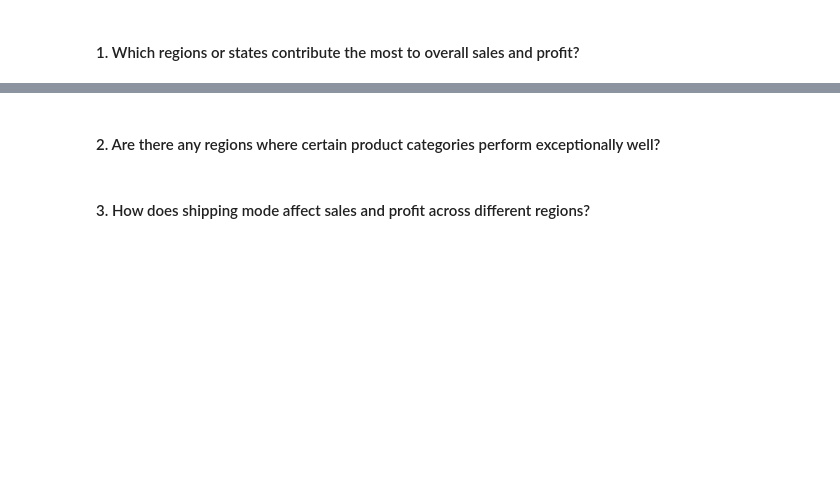
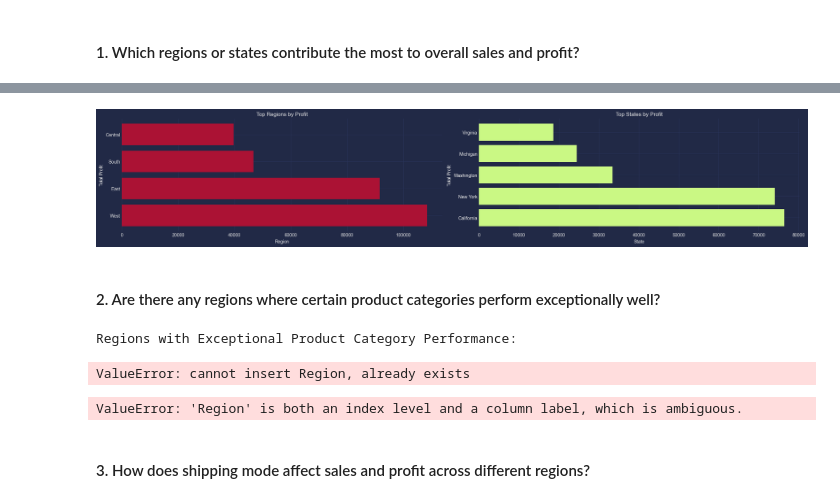
Before and after one commit to MahmoudNamNam/Data-Analysis-Projects, a Jupyter notebook: SuperStore/SuperStore.ipynb, the cells around one changed output, grey strips where cells are left out. Saved outputs shown, nothing was run; the diff lists cells and outputs as text; code cells hidden in the pictures; blank space fills up the shorter version.

```diff
--- a/SuperStore/SuperStore.ipynb
+++ b/SuperStore/SuperStore.ipynb
@@ -1126,4 +1306,51 @@ Correlation between Purchase Frequency and Profit: 0.17
+# %%
+# top contributing regions by profit
+plt.subplot(2, 2, 1)
+plt.barh(top_regions_profit['Region'], top_regions_profit['Profit'], color='#ab1234')
+plt.title('Top Regions by Profit')
+plt.xlabel('Region')
+plt.ylabel('Total Profit')
+plt.grid(True)
+
+# top contributing states by profit
+plt.subplot(2, 2, 2)
+plt.barh(top_states_profit['State'], top_states_profit['Profit'], color='#CAF884')
+plt.title('Top States by Profit')
+plt.xlabel('State')
+plt.ylabel('Total Profit')
+plt.grid(True)
+
+plt.tight_layout()  # Adjust subplot layout to prevent overlap
+plt.show()
+# %% [output]
+[figure, added]
 # %% [markdown]
 #### 2. Are there any regions where certain product categories perform exceptionally well?
+# %%
+region_category_sales = df.groupby(['Region', 'Category'])['Sales'].sum()
+
+# Identify regions with exceptional performance (highest sales per category within each region)
+exceptional_regions = region_category_sales.reset_index().groupby('Region').apply(lambda x: x.loc[x['Sales'].idxmax()])
+
+# Display regions where certain product categories perform exceptionally well
+print("Regions with Exceptional Product Category Performance:")
+exceptional_regions.reset_index()
+# %% [output]
+Regions with Exceptional Product Category Performance:
+ValueError: cannot insert Region, already exists
+# %%
+
+for region, data in exceptional_regions.groupby('Region'):
+    plt.bar(data['Category'], data['Sales'], label=region)
+
+plt.title('Top-Performing Product Categories by Sales in Each Region')
+plt.xlabel('Product Category')
+plt.ylabel('Total Sales')
+plt.xticks(rotation=45, ha='right')
+plt.legend(title='Region')
+plt.tight_layout()
+plt.show()
+# %% [output]
+ValueError: 'Region' is both an index level and a column label, which is ambiguous.
 # %% [markdown]
 #### 3. How does shipping mode affect sales and profit across different regions?
```
Also changed, not shown: parts of 14 cells of this notebook.
